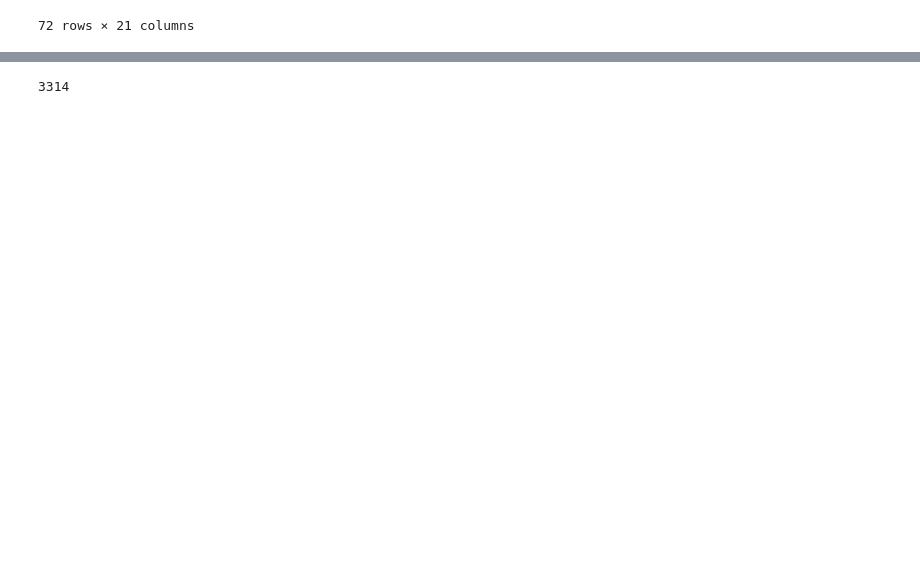
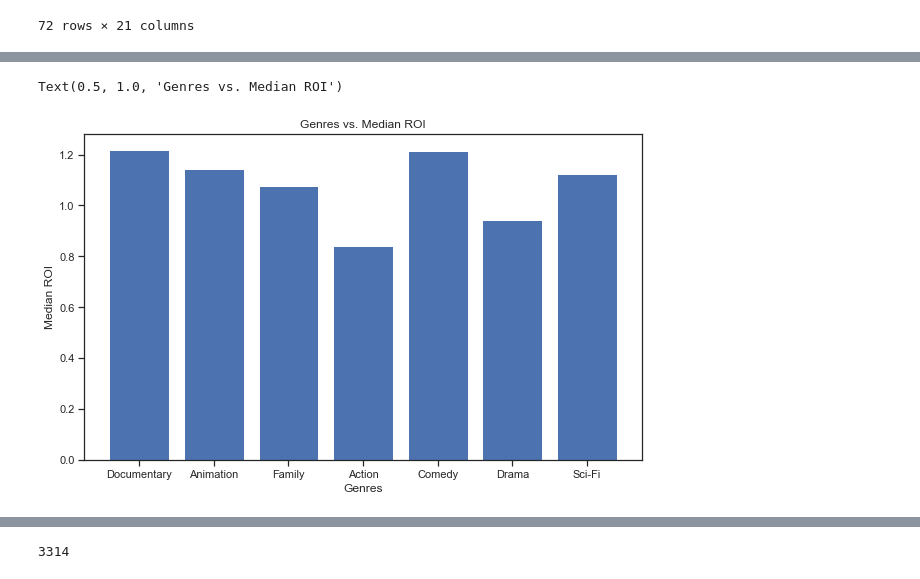
Before and after one commit to samanthanas/MovieAnalysis, a Jupyter notebook: zippedData/Combo_Notebook_Draft.ipynb, the cells around one changed output, grey strips where cells are left out. Cells and saved outputs as stored; diff of their text form; code cells hidden in the pictures; blank space fills up the shorter version.

```diff
--- a/zippedData/Combo_Notebook_Draft.ipynb
+++ b/zippedData/Combo_Notebook_Draft.ipynb
@@ -677,0 +708,7 @@ genres_mean
+# %%
+#Genres Median table, but only 7 selected genres included
+
+seven = ["Documentary", "Animation", "Family", "Action", "Comedy", "Drama", "Sci-Fi"]
+
+genres_median_seven = genres.groupby(["genre"]).median().apply(seven)
+genres_median_seven
@@ -677,0 +726,20 @@ genres_mean
+# %%
+genres_median_seven
+#First table : each of 7 genres, and median ROI
+#i want X to be my table's index, and Y to be each row's median ROI
+
+bar1_title = "Genres vs. Median ROI"
+xlabel = "Genres"
+ylabel = "Median ROI"
+
+imdb_pop, ax = plt.subplots(figsize=(10,6))
+xx=genres_median_seven.index
+yy=genres_median_seven["d_roi"]
+
+ax.bar(xx,yy)
+ax.set_xlabel(xlabel)
+ax.set_ylabel(ylabel)
+ax.set_title(bar1_title)
+# %% [output]
+Text(0.5, 1.0, 'Genres vs. Median ROI')
+[figure, added]
```
Also changed, not shown: parts of 16 cells of this notebook, 1 other file.
